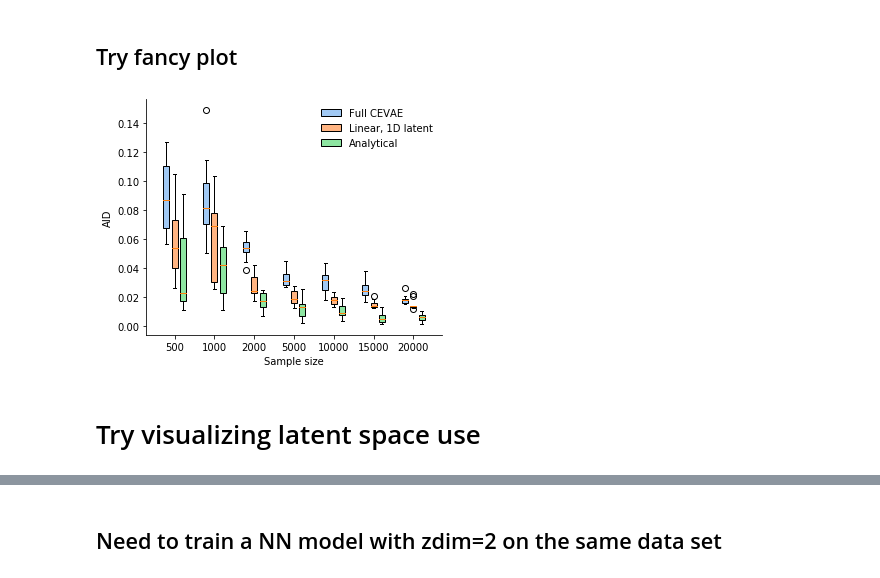
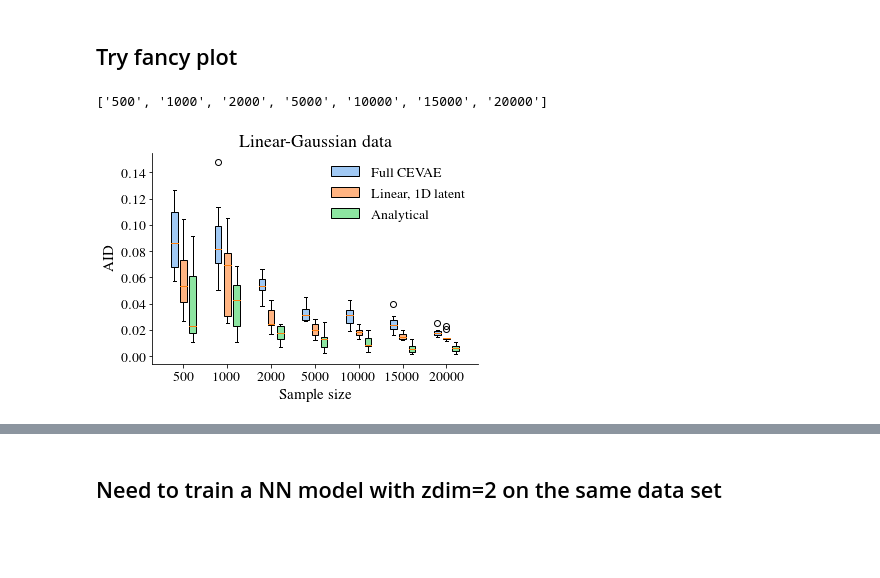
Before and after one commit to skwfz/cevae, a Jupyter notebook: PlottingSimpleData.ipynb, the cells around one changed output, grey strips where cells are left out. Drawn from its saved outputs; the diff is of its cells as text; code cells hidden in the pictures; blank space fills up the shorter version.

```diff
--- a/PlottingSimpleData.ipynb
+++ b/PlottingSimpleData.ipynb
@@ -248,11 +257,12 @@ for j in range(10):
 # %%
-AID_NN = np.zeros((param_times, len(labels)))
+#AID_NN = np.zeros((param_times, len(labels)))
 #AID_linear = np.zeros((param_times, len(labels)))
 #AID_linear_zdim2 = np.zeros((param_times, len(labels)))
 
-#gothrough = [(AID_NN, models_NN),(AID_linear, models_linear),(AID_linear_zdim2, models_linear_zdim2)]
+#gothrough = [(AID_NN, models_NN),(AID_linear, models_linear)]#,(AID_linear_zdim2, models_linear_zdim2)]
 #gothrough = [(AID_linear_zdim2, models_linear_zdim2)]
-gothrough = [(AID_NN, models_NN)]
+gothrough = [(AID_NN, models_NN),(AID_linear, models_linear)]
+#gothrough = [(AID_linear, models_linear)]
 for AID_,models_ in gothrough:
     for i,label in enumerate(labels):
         print(label)
@@ -277,14 +294,3 @@ for i in range(len(labels)):
         est_s_y = analytical_sy_estimate(cov)
         AID = analytical_method_AID(est_c_yz, est_c_yt, est_s_y, c_yt, c_yz, s_y, c_t, s_t)[0]
         AID_analytical[j,i] = AID
-# %%
-fig, ax = plt.subplots(1,4,figsize=(16,4), sharey=True)
-#plt.boxplot(AID_NN)
-for i in range(len(labels)):
-    ax[0].boxplot(AID_NN[~np.isnan(AID_NN[:,i])][:,i], positions=[datasize[i]], widths=[300])
-    ax[1].boxplot(AID_linear[~np.isnan(AID_linear[:,i])][:,i], positions=[datasize[i]], widths=[300])
-    ax[2].boxplot(AID_linear_zdim2[~np.isnan(AID_linear_zdim2[:,i])][:,i], positions=[datasize[i]], widths=[300])
-ax[0].boxplot(AID_analytical, positions=datasize,widths=[300]*len(datasize))
-ax[1].boxplot(AID_analytical, positions=datasize,widths=[300]*len(datasize))
-ax[2].boxplot(AID_analytical, positions=datasize,widths=[300]*len(datasize))
-plt.show()
@@ -307,37 +307,49 @@ AID_linear_zdim2.shape
 - Still need to improve: full CEVAE should have 300 epochs also and linears should have more in the low sample sizes
 # %% [markdown]
 ## Try fancy plot
+# %%
+plt.rcParams.update({
+    "text.usetex": True,
+    "font.family": "serif",
+    "font.serif": "Times"
+})
+# %%
+labels = ['500', '1000', '2000', '5000', '10000', '15000', '20000']
+# %% [output]
+['500', '1000', '2000', '5000', '10000', '15000', '20000']
 # %%
-plt.figure(figsize=(5,4))
+import seaborn as sns
+plt.figure(figsize=(5.5,4))
 palette = sns.color_palette("pastel")#plt.get_cmap('Set3')
 places = list(range(len(labels)))
 width = 0.15
 diff = 0.21
 for i in range(len(labels)):
     bplot1 = plt.boxplot(AID_NN[~np.isnan(AID_NN[:,i])][:,i], positions=[places[i]-diff*1], widths=[width],patch_artist=True)
     bplot2 = plt.boxplot(AID_linear[~np.isnan(AID_linear[:,i])][:,i], positions=[places[i]-diff*0], widths=[width],patch_artist=True)
     #bplot3 = plt.boxplot(AID_linear_zdim2[~np.isnan(AID_linear_zdim2[:,i])][:,i], positions=[places[i]+diff*0.5], widths=[width],patch_artist=True)
     bplot4 = plt.boxplot(AID_analytical[:,i], positions=[places[i]+diff*1],widths=[width],patch_artist=True)
     colors = [palette[num] for num in range(4)]
     for j,bplot in enumerate([bplot1,bplot2,bplot4]):
         for patch in bplot['boxes']:
             patch.set_facecolor(colors[j])
-plt.xticks(places, datasize)
+plt.xticks(places, datasize, fontsize=14)
+plt.yticks(fontsize=14)
 from matplotlib.lines import Line2D
 from matplotlib.patches import Patch
 custom_lines = [Patch(facecolor=palette[i], edgecolor='black') for i in range(4)]
-plt.legend(custom_lines, ["Full CEVAE", "Linear, 1D latent", "Analytical"], frameon=False)
-plt.xlabel("Sample size")
-plt.ylabel("AID")
+plt.legend(custom_lines, ["Full CEVAE", "Linear, 1D latent", "Analytical"], frameon=False,
+          fontsize=14)
+plt.xlabel("Sample size", fontsize=15)
+plt.ylabel("AID", fontsize=15)
+plt.title("Linear-Gaussian data", fontsize=18)
 
 plt.gca().spines["right"].set_visible(False)
 plt.gca().spines["top"].set_visible(False)
 
 plt.savefig("Figures/publication/linear_gaussian_convergence.png", bbox_inches = 'tight',
-    pad_inches = 0.1)
+    pad_inches = 0.0, dpi=200)
 plt.tight_layout()
 plt.show()
 # %% [output]
-[figure, old version]
+[figure, new version]
-# %% [markdown]
-# Try visualizing latent space use
```
Also changed, not shown: parts of 40 cells of this notebook, 15 other files.
